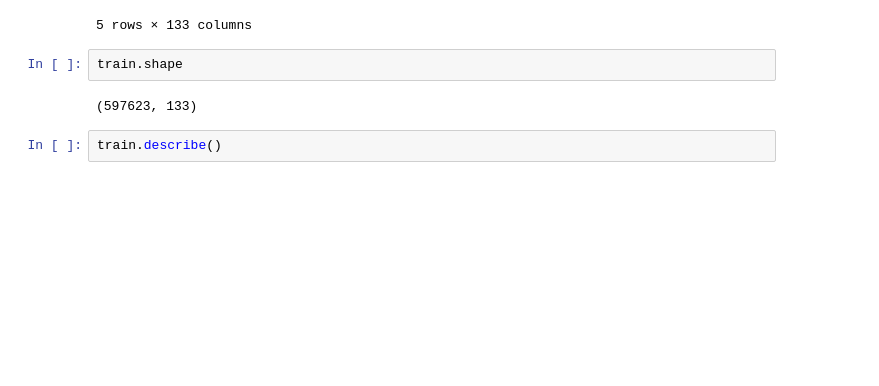
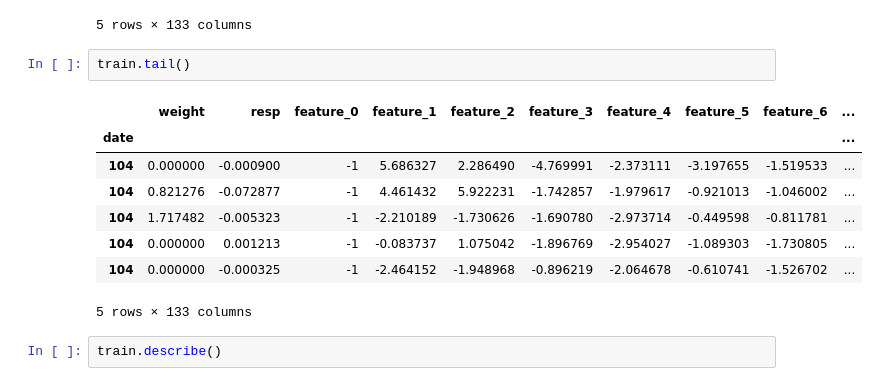
Before and after one commit to nononovia/nwHack2021_Stock_prediction_preoject, a Jupyter notebook: Jane_Street_Stock__prediction.ipynb, the cells around one changed output. Cells and saved outputs as stored; diff of their text form; blank space fills up the shorter version.

```diff
--- a/Jane_Street_Stock__prediction.ipynb
+++ b/Jane_Street_Stock__prediction.ipynb
@@ -102,9 +102,16 @@ train.head()
 | 0 | 0.138531 | -0.002604 | 1 | -3.172026 | -3.093182 | -0.161518 | -0.128149 | -0.195006 | -0.143780 | ... |
 5 rows × 133 columns
 # %%
-train.shape
+train.tail()
 # %% [output]
+|  | weight | resp | feature_0 | feature_1 | feature_2 | feature_3 | feature_4 | feature_5 | feature_6 | ... |
+| date |  |  |  |  |  |  |  |  |  | ... |
+| 104 | 0.000000 | -0.000900 | -1 | 5.686327 | 2.286490 | -4.769991 | -2.373111 | -3.197655 | -1.519533 | ... |
+| 104 | 0.821276 | -0.072877 | -1 | 4.461432 | 5.922231 | -1.742857 | -1.979617 | -0.921013 | -1.046002 | ... |
+| 104 | 1.717482 | -0.005323 | -1 | -2.210189 | -1.730626 | -1.690780 | -2.973714 | -0.449598 | -0.811781 | ... |
+| 104 | 0.000000 | 0.001213 | -1 | -0.083737 | 1.075042 | -1.896769 | -2.954027 | -1.089303 | -1.730805 | ... |
+| 104 | 0.000000 | -0.000325 | -1 | -2.464152 | -1.948968 | -0.896219 | -2.064678 | -0.610741 | -1.526702 | ... |
-(597623, 133)
+5 rows × 133 columns
 # %%
 train.describe()
 # %% [output]
```
Also changed, not shown: parts of 5 cells of this notebook.
